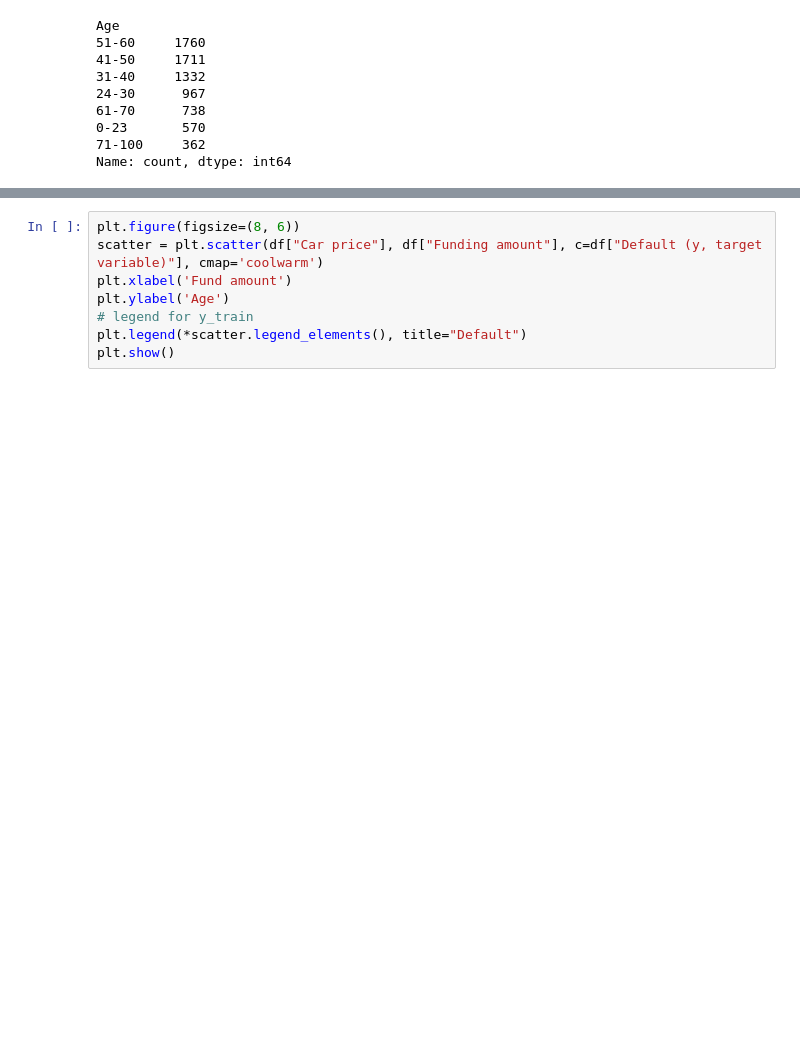
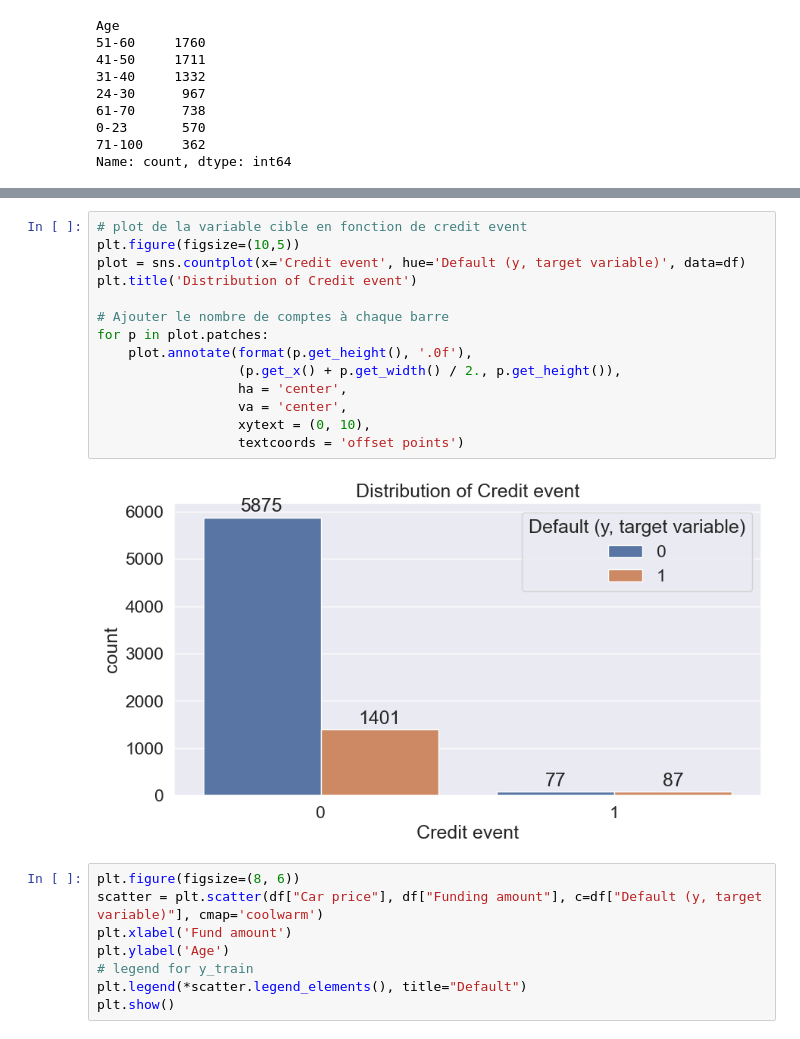
Before and after one commit to tomasnp/TER_HEC, a Jupyter notebook: main.ipynb, the cells around one changed output, grey strips where cells are left out. Drawn from its saved outputs; the diff is of its cells as text; blank space fills up the shorter version.

```diff
--- a/main.ipynb
+++ b/main.ipynb
@@ -143,3 +154,19 @@ plt.show()
+# %%
+# plot de la variable cible en fonction de credit event
+plt.figure(figsize=(10,5))
+plot = sns.countplot(x='Credit event', hue='Default (y, target variable)', data=df)
+plt.title('Distribution of Credit event')
+
+# Ajouter le nombre de comptes à chaque barre
+for p in plot.patches:
+    plot.annotate(format(p.get_height(), '.0f'),
+                  (p.get_x() + p.get_width() / 2., p.get_height()),
+                  ha = 'center',
+                  va = 'center',
+                  xytext = (0, 10),
+                  textcoords = 'offset points')
+# %% [output]
+[figure, added]
 # %%
 plt.figure(figsize=(8, 6))
 scatter = plt.scatter(df["Car price"], df["Funding amount"], c=df["Default (y, target variable)"], cmap='coolwarm')
```
Also changed, not shown: parts of 38 cells of this notebook.
